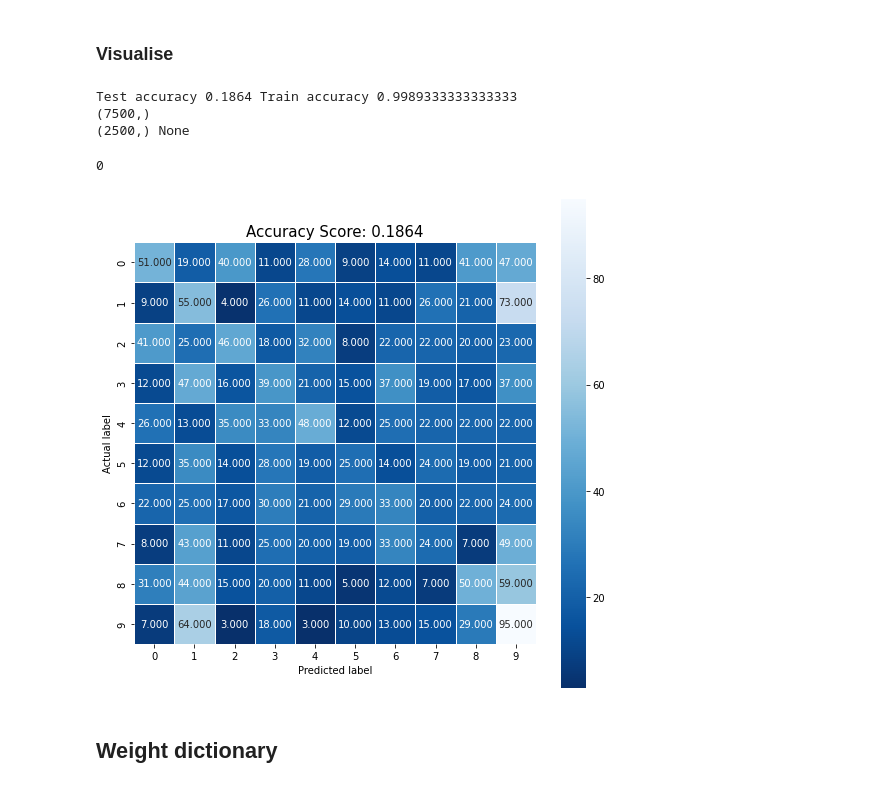
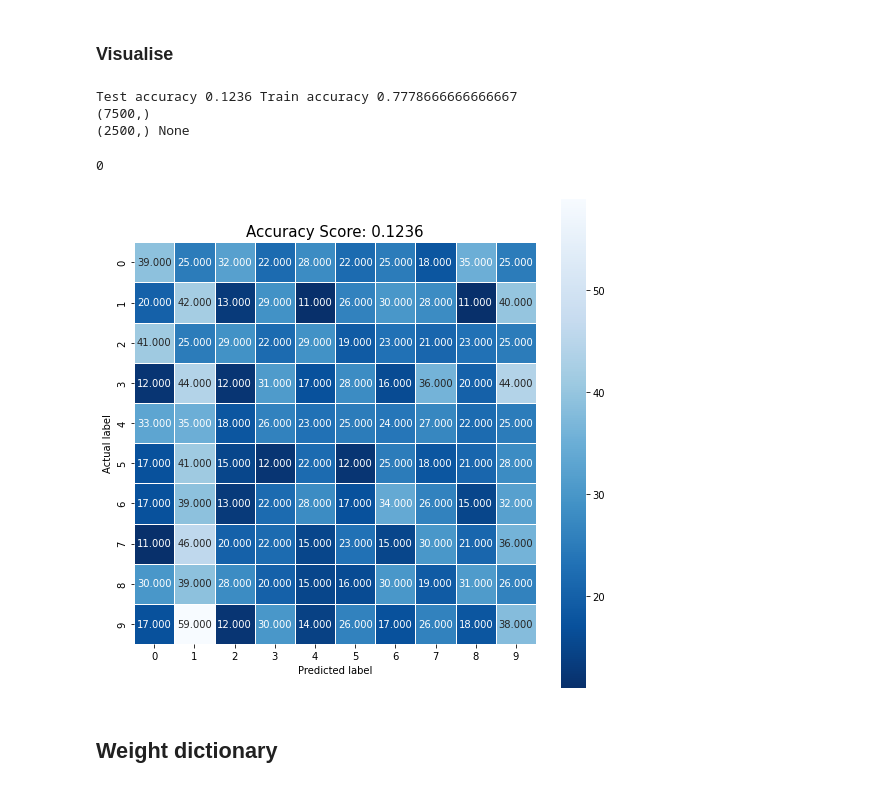
Before and after one commit to CadmusFlux/Implicit_neural_representation, a Jupyter notebook: visualisation.ipynb, the cells around one changed output. Saved outputs shown, nothing was run; the diff lists cells and outputs as text; code cells hidden in the pictures.

```diff
--- a/visualisation.ipynb
+++ b/visualisation.ipynb
@@ -190,13 +190,13 @@ def classifier(input_array,c_name,scale,pca_val = None):
 # %% [markdown]
 ### Visualise
 # %%
-classifier(weights_array,'forest',True,200)
+classifier(weights_array,'forest',True,1)
 # %% [output]
-Test accuracy 0.1864 Train accuracy 0.9989333333333333
+Test accuracy 0.1236 Train accuracy 0.7778666666666667
 (7500,)
 (2500,) None
 0
-[figure, old version]
+[figure, new version]
 # %% [markdown]
 ## Weight dictionary
 # %%
```
Also changed, not shown: parts of 1 cell of this notebook, 2 other files.
